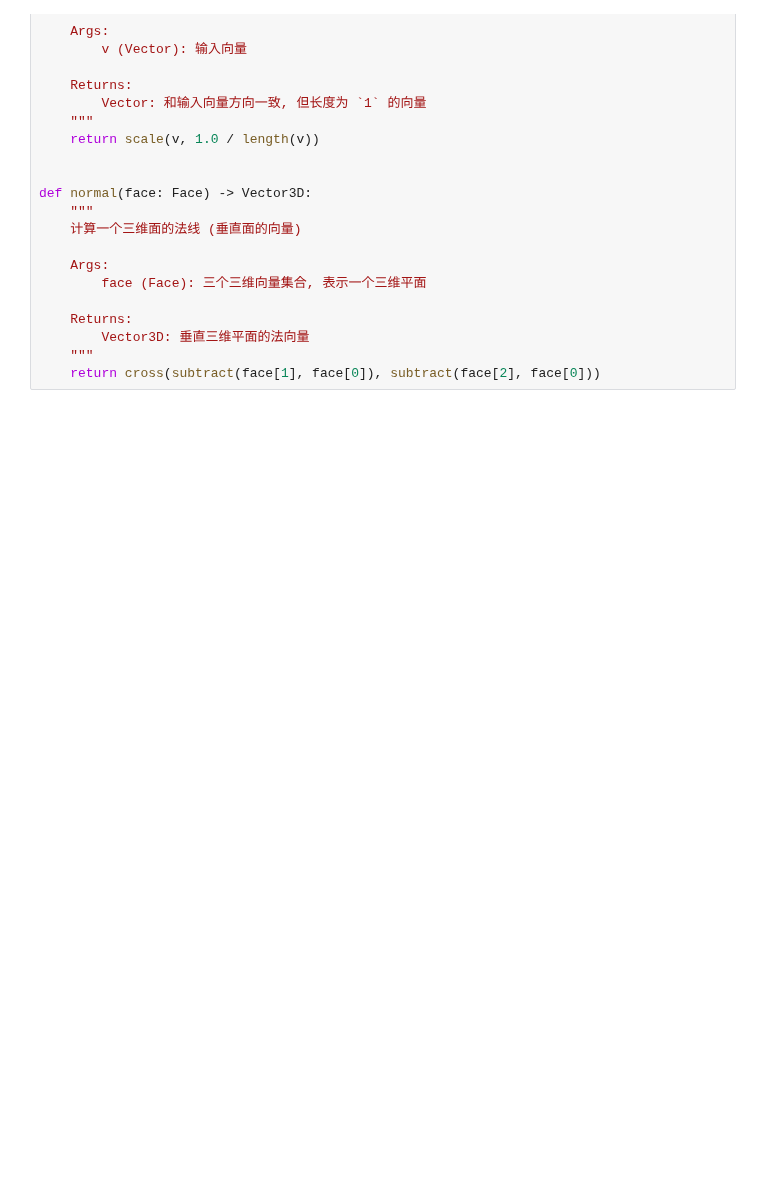
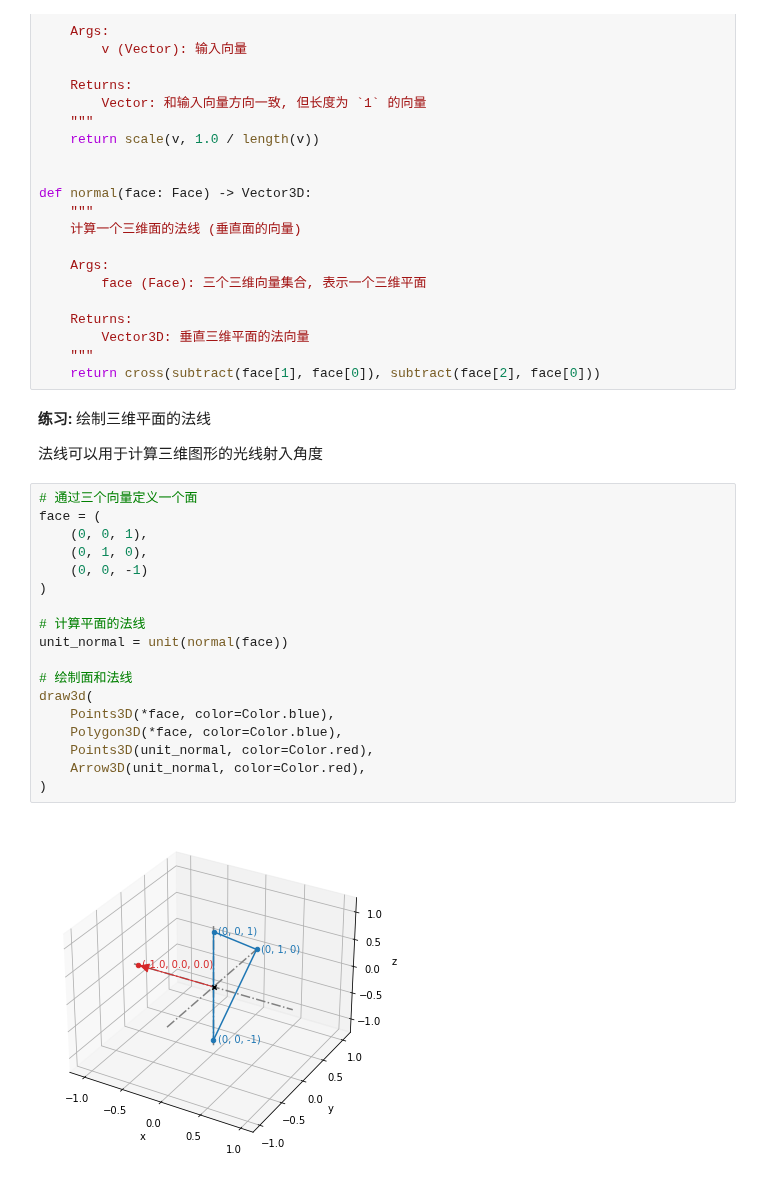
Before and after one commit to alvin-qh/study-python, a Jupyter notebook: math/notebooks/vector3d/draw3d.ipynb, the cells around one changed output. Cells and saved outputs as stored; diff of their text form; blank space fills up the shorter version.

Commit message:
[math] draw 3d object on 2d axis

```diff
--- a/math/notebooks/vector3d/draw3d.ipynb
+++ b/math/notebooks/vector3d/draw3d.ipynb
@@ -208,3 +214,27 @@ def normal(face: Face) -> Vector3D:
         Vector3D: 垂直三维平面的法向量
     """
     return cross(subtract(face[1], face[0]), subtract(face[2], face[0]))
+# %% [markdown]
+**练习:** 绘制三维平面的法线
+
+法线可以用于计算三维图形的光线射入角度
+# %%
+# 通过三个向量定义一个面
+face = (
+    (0, 0, 1),
+    (0, 1, 0),
+    (0, 0, -1)
+)
+
+# 计算平面的法线
+unit_normal = unit(normal(face))
+
+# 绘制面和法线
+draw3d(
+    Points3D(*face, color=Color.blue),
+    Polygon3D(*face, color=Color.blue),
+    Points3D(unit_normal, color=Color.red),
+    Arrow3D(unit_normal, color=Color.red),
+)
+# %% [output]
+[figure, added]
```
Also changed, not shown: parts of 10 cells of this notebook, 5 other files.
